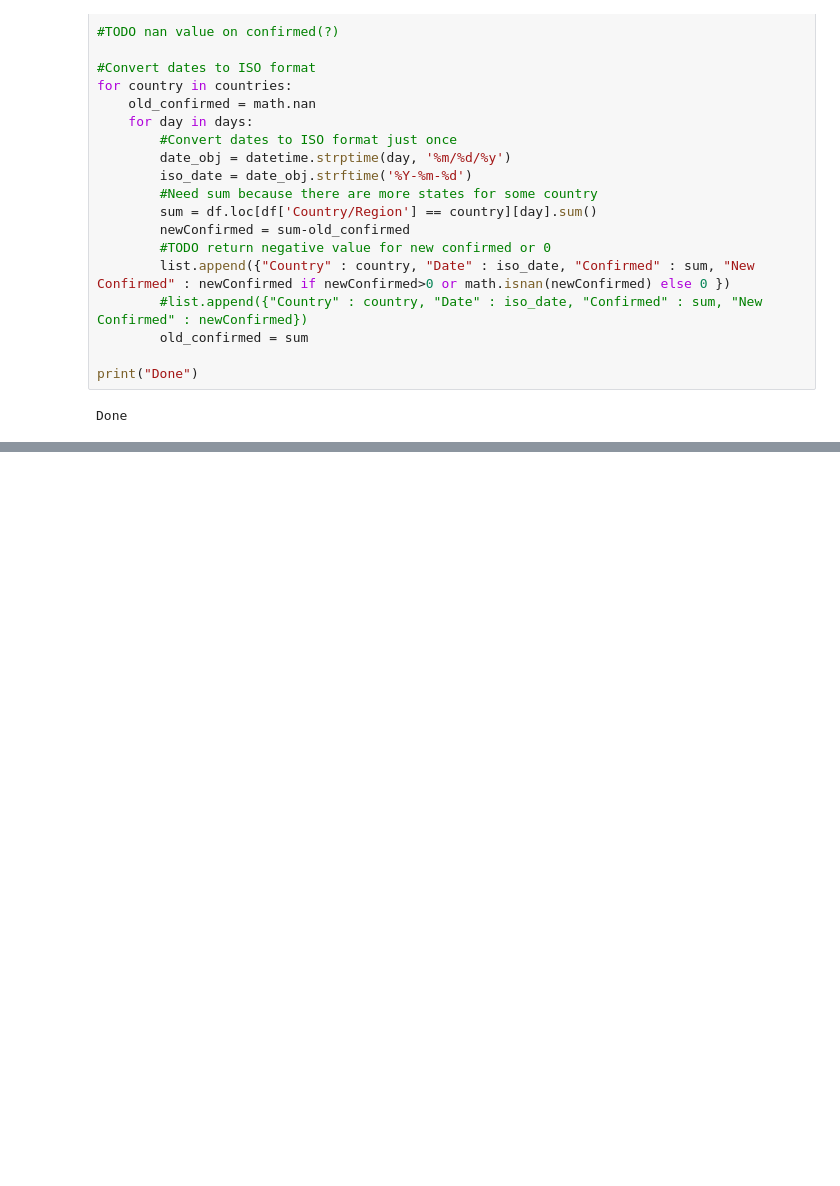
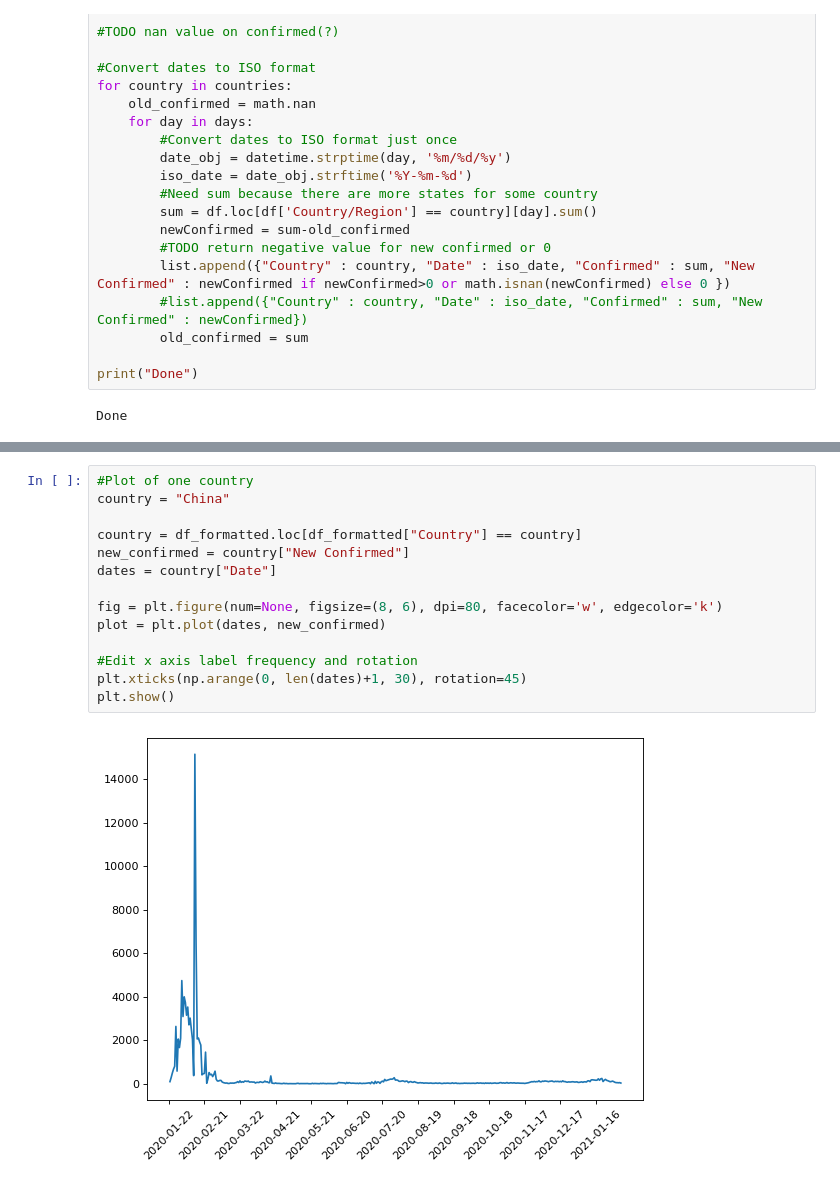
Before and after one commit to ferra-rally/CovidCPS, a Jupyter notebook: CPS.ipynb, the cells around one changed output, grey strips where cells are left out. Drawn from its saved outputs; the diff is of its cells as text; blank space fills up the shorter version.

Commit message:
Single and Multiple Countries Plot
Added plot for single country and compared plots of 4 countries

```diff
--- a/CPS.ipynb
+++ b/CPS.ipynb
@@ -100 +119,17 @@ df_formatted.loc[df_formatted['New Confirmed'].isnull()]
 192 rows × 4 columns
+# %%
+#Plot of one country
+country = "China"
+
+country = df_formatted.loc[df_formatted["Country"] == country]
+new_confirmed = country["New Confirmed"]
+dates = country["Date"]
+
+fig = plt.figure(num=None, figsize=(8, 6), dpi=80, facecolor='w', edgecolor='k')
+plot = plt.plot(dates, new_confirmed)
+
+#Edit x axis label frequency and rotation
+plt.xticks(np.arange(0, len(dates)+1, 30), rotation=45)
+plt.show()
+# %% [output]
+[figure, added]
```
Also changed, not shown: parts of 5 cells of this notebook.
